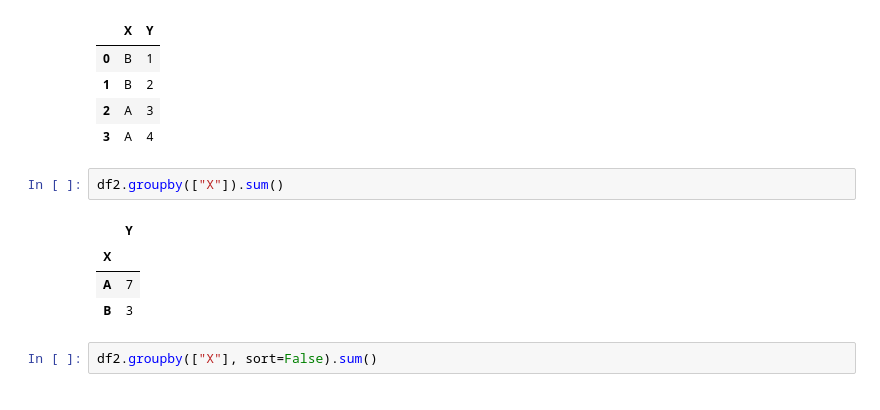
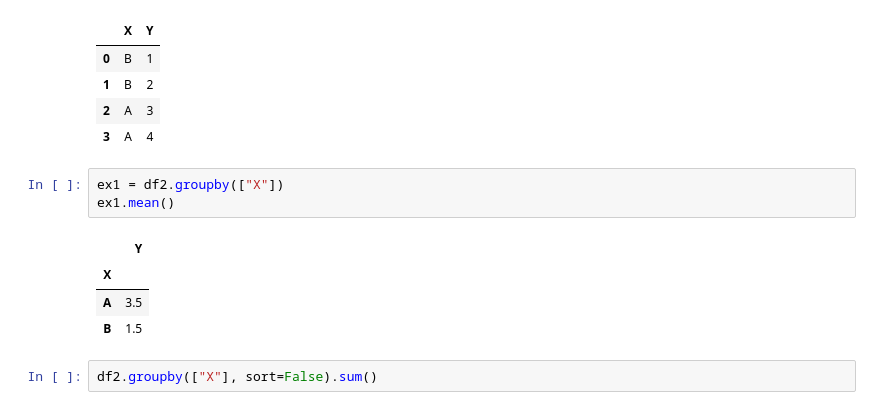
Before and after one commit to kimteespk/DADS5001-Data-Analytics-and-Data-Science-Tools-and-Programming, a Jupyter notebook: 03_Grouping/Week4_groupby.ipynb, the cells around one changed output. Drawn from its saved outputs; the diff is of its cells as text.

```diff
--- a/03_Grouping/Week4_groupby.ipynb
+++ b/03_Grouping/Week4_groupby.ipynb
@@ -59,13 +59,14 @@ df2
 | 1 | B | 2 |
 | 2 | A | 3 |
 | 3 | A | 4 |
-# %%
-df2.groupby(["X"]).sum()
-# %% [output]
-|  | Y |
-| X |  |
-| A | 7 |
-| B | 3 |
+# %%
+ex1 = df2.groupby(["X"])
+ex1.mean()
+# %% [output]
+|  | Y |
+| X |  |
+| A | 3.5 |
+| B | 1.5 |
 # %%
 df2.groupby(["X"], sort=False).sum()
 # %% [output]
```
Also changed, not shown: parts of 17 cells of this notebook.
